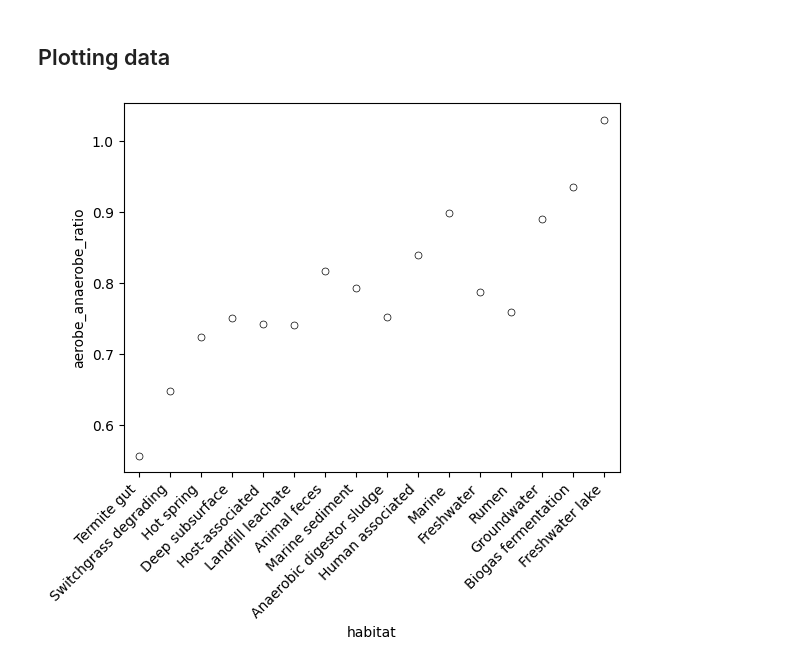
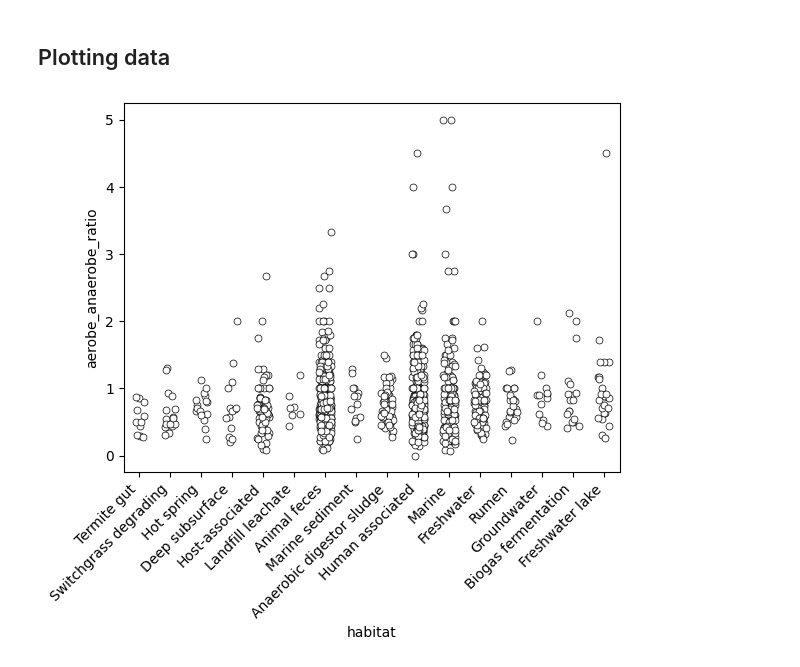
Before and after one commit to jgoldford/aerobot, a Jupyter notebook: aerobot/notebooks/figure_02.ipynb, the cells around one changed output. Saved outputs shown, nothing was run; the diff lists cells and outputs as text; code cells hidden in the pictures.

```diff
--- a/aerobot/notebooks/figure_02.ipynb
+++ b/aerobot/notebooks/figure_02.ipynb
@@ -137,17 +178,20 @@ mean_fractions_df.to_csv(os.path.join(RESULTS_PATH, 'emb_mean_fractions_by_habit
 ## Plotting data
 # %%
 
-mean_fractions_df = pd.read_csv(os.path.join(RESULTS_PATH, 'emb_mean_fractions_by_habitat.csv'))
+mean_fractions_df = pd.read_csv(os.path.join(RESULTS_PATH, 'emb_fractions_by_habitat.csv'))
+fractions_df = pd.read_csv(os.path.join(RESULTS_PATH, 'emb_fractions_by_sample.csv'), index_col=0)
+
 mean_fractions_df = mean_fractions_df[mean_fractions_df.total > 250] # Filter for habitats with more than 250 entries.
 mean_fractions_df = mean_fractions_df.sort_values('aerobe_fraction', ascending=True)
+fractions_df = fractions_df[fractions_df.habitat.isin(mean_fractions_df.habitat)]
 
 fig, ax = plt.subplots()
-sns.stripplot(data=mean_fractions_df, ax=ax, x='habitat', y='aerobe_anaerobe_ratio', jitter=0.2, color='white', edgecolor='k', linewidth=0.5)
+sns.stripplot(data=fractions_df, ax=ax, x='habitat', y='aerobe_anaerobe_ratio', order=mean_fractions_df.habitat, jitter=0.2, color='white', edgecolor='k', linewidth=0.5)
 
 ax.set_xticks(np.arange(len(mean_fractions_df.habitat)), labels=mean_fractions_df.habitat.values, rotation=45, ha='right')
 plt.show()
 # %% [output]
-[figure, old version]
+[figure, new version]
 # %%
 
 fig, ax = plt.subplots()
```
Also changed, not shown: parts of 6 cells of this notebook, 3 other files.
